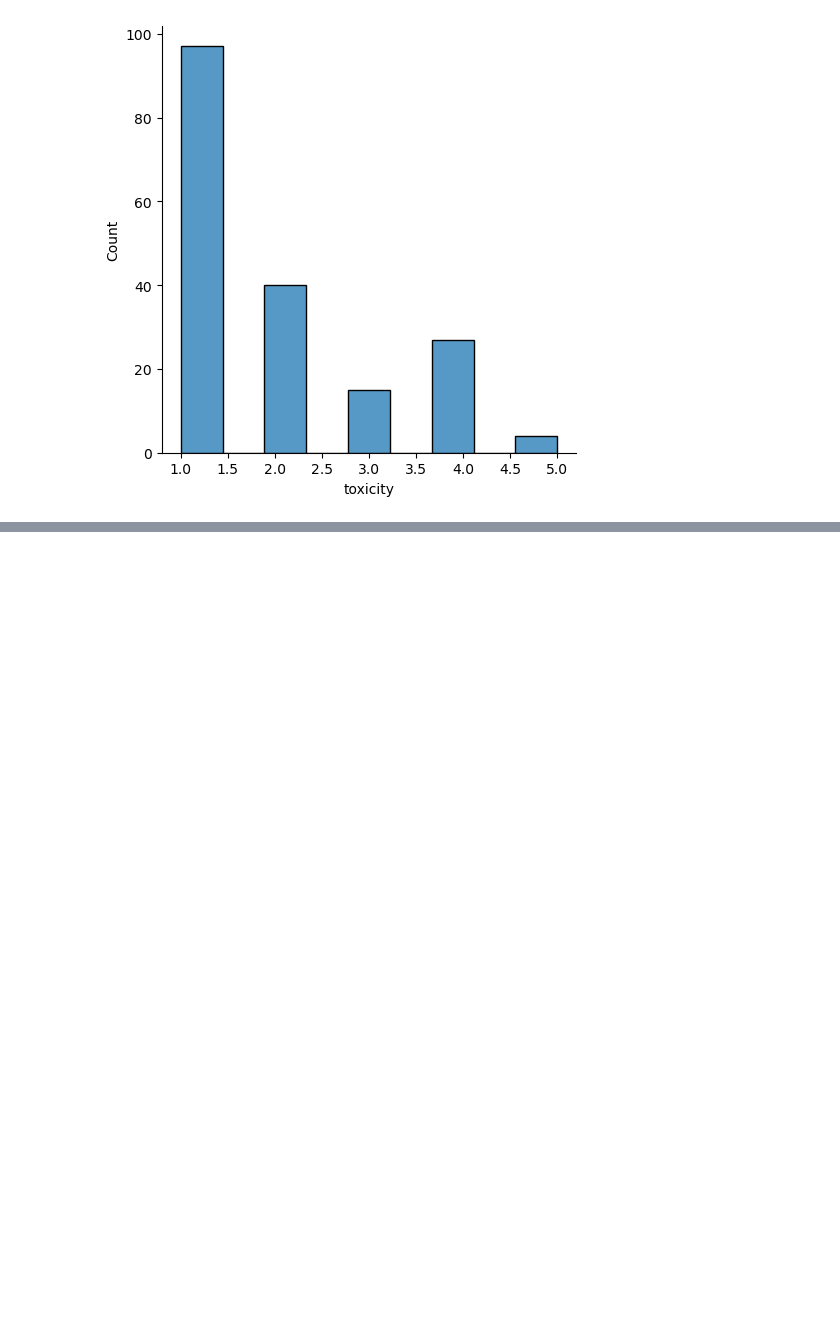
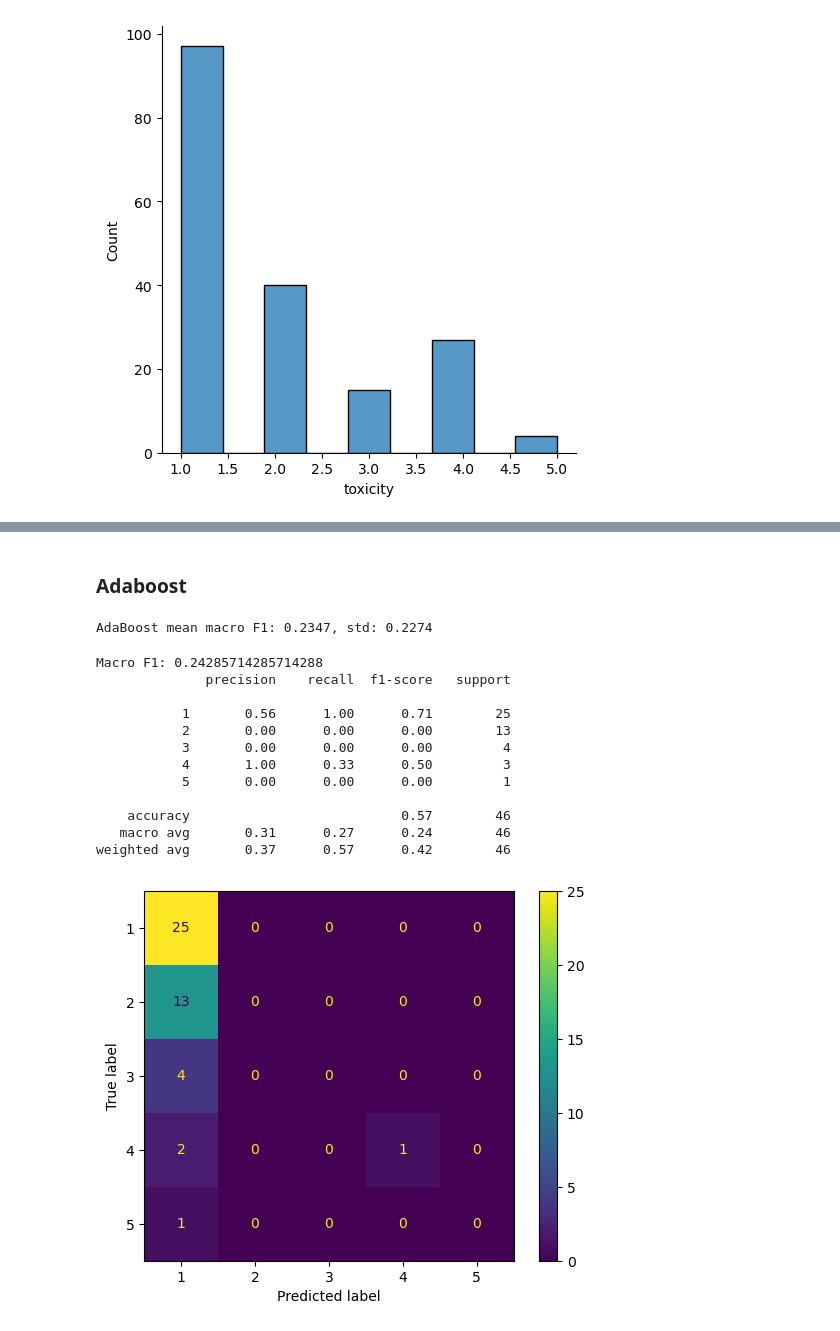
Before and after one commit to dimits-ts/practical_data_science, a Jupyter notebook: translation/lang_identification.ipynb, the cells around one changed output, grey strips where cells are left out. Saved outputs shown, nothing was run; the diff lists cells and outputs as text; code cells hidden in the pictures; blank space fills up the shorter version.

```diff
--- a/translation/lang_identification.ipynb
+++ b/translation/lang_identification.ipynb
@@ -1167,0 +1284,26 @@ sns.displot(toxicity_df.toxicity)
+# %% [markdown]
+### Adaboost
+# %%
+ada_model = AdaBoostClassifier(n_estimators=50)
+res = cross_val_res(ada_model, x_train, y_train, cv=3)
+print(f"AdaBoost mean macro F1: {res[0]:.4f}, std: {res[1]:.4f}")
+# %% [output]
+AdaBoost mean macro F1: 0.2347, std: 0.2274
+# %%
+ada_model = AdaBoostClassifier(n_estimators=100).fit(x_train, y_train)
+ada_pred = ada_model.predict(x_test)
+get_statistics(y_test, ada_pred)
+# %% [output]
+Macro F1: 0.24285714285714288
+              precision    recall  f1-score   support
+
+           1       0.56      1.00      0.71        25
+           2       0.00      0.00      0.00        13
+           3       0.00      0.00      0.00         4
+           4       1.00      0.33      0.50         3
+           5       0.00      0.00      0.00         1
+
+    accuracy                           0.57        46
+   macro avg       0.31      0.27      0.24        46
+weighted avg       0.37      0.57      0.42        46
+[figure, added]
```
Also changed, not shown: parts of 17 cells of this notebook.
